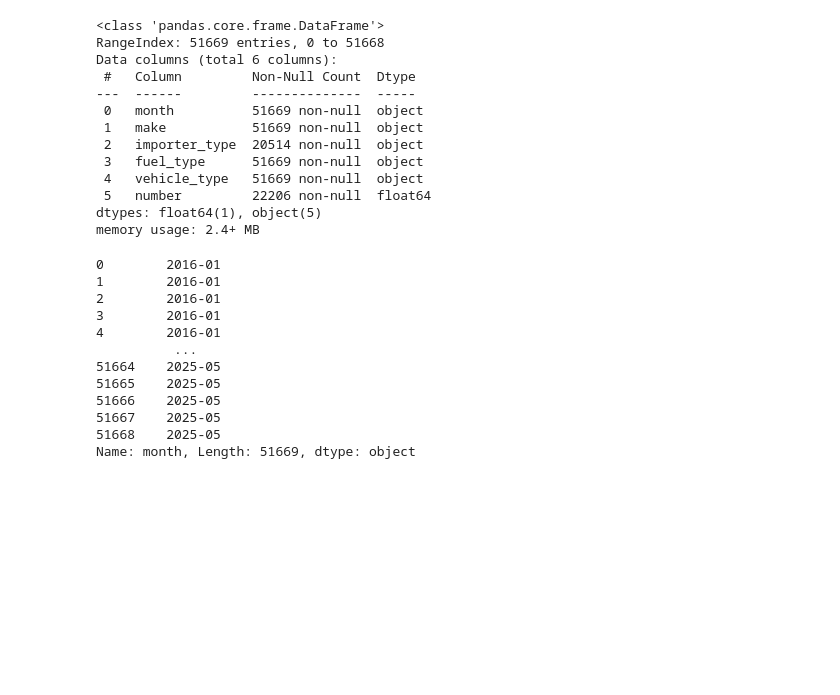
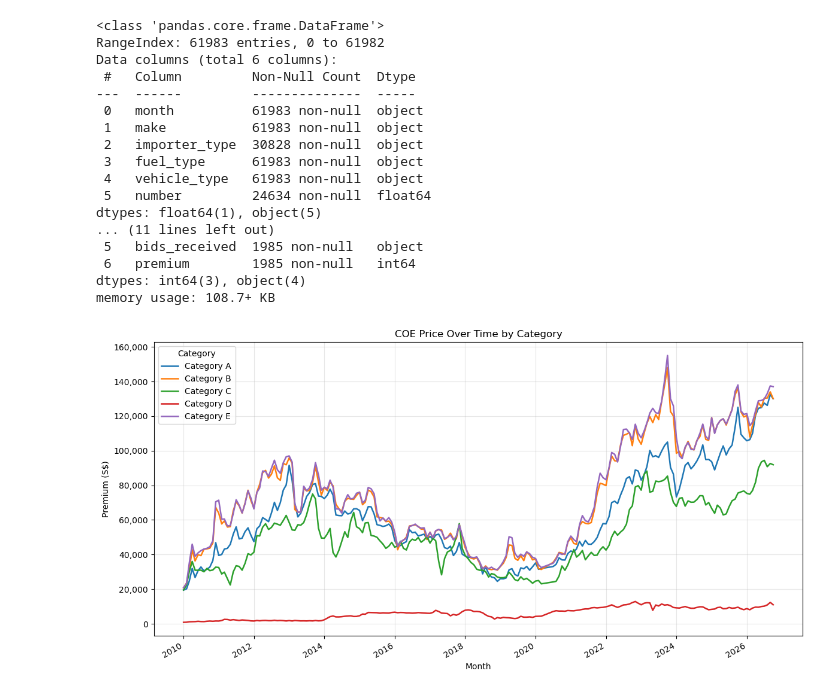
Before and after one commit to eric-ho-888/Project_2, a Jupyter notebook: notebook/new_car_reg_make.ipynb, the cells around one changed output. Cells and saved outputs as stored; diff of their text form; code cells hidden in the pictures; blank space fills up the shorter version.

```diff
--- a/notebook/new_car_reg_make.ipynb
+++ b/notebook/new_car_reg_make.ipynb
@@ -24,34 +33,50 @@ print(df.tail())
 # %%
-df.info()
+df_car.info()
+df_coe.info()
 # %% [output]
 <class 'pandas.core.frame.DataFrame'>
-RangeIndex: 51669 entries, 0 to 51668
+RangeIndex: 61983 entries, 0 to 61982
 Data columns (total 6 columns):
  #   Column         Non-Null Count  Dtype
 ---  ------         --------------  -----
- 0   month          51669 non-null  object
- 1   make           51669 non-null  object
- 2   importer_type  20514 non-null  object
- 3   fuel_type      51669 non-null  object
- 4   vehicle_type   51669 non-null  object
- 5   number         22206 non-null  float64
+ 0   month          61983 non-null  object
+ 1   make           61983 non-null  object
+ 2   importer_type  30828 non-null  object
+ 3   fuel_type      61983 non-null  object
+ 4   vehicle_type   61983 non-null  object
+ 5   number         24634 non-null  float64
 dtypes: float64(1), object(5)
-memory usage: 2.4+ MB
+... (11 lines left out)
+ 5   bids_received  1985 non-null   object
+ 6   premium        1985 non-null   int64
+dtypes: int64(3), object(4)
+memory usage: 108.7+ KB
 # %%
-df["month"]
+# 1. Convert month to datetime
+df_coe["month"] = pd.to_datetime(df_coe["month"])
+
+# 2. Average the bidding rounds per month, one column per category (A, B, C, D, E stay separate)
+premium_by_month = (
+    df_coe.groupby(["month", "vehicle_class"])["premium"]
+    .mean()
+    .unstack("vehicle_class")
+)
+
+# 3. Plot all categories as separate lines
+fig, ax = plt.subplots(figsize=(12, 6))
+premium_by_month.plot(ax=ax, linewidth=1.8)
+
+ax.set_title("COE Price Over Time by Category")
+ax.set_xlabel("Month")
+ax.set_ylabel("Premium (S$)")
+ax.yaxis.set_major_formatter(plt.FuncFormatter(lambda x, _: f"{x:,.0f}"))
+ax.grid(True, alpha=0.3)
+ax.legend(title="Category", loc="upper left")
+
+plt.tight_layout()
+plt.show()
 # %% [output]
-0        2016-01
-1        2016-01
-2        2016-01
-3        2016-01
-4        2016-01
-          ...
-51664    2025-05
-51665    2025-05
-51666    2025-05
-51667    2025-05
-51668    2025-05
-Name: month, Length: 51669, dtype: object
+[figure, added]
 # %%
 # Count all fuel type from YR2022 to YR2024
 
```
Also changed, not shown: parts of 21 cells of this notebook, 31 other files.
